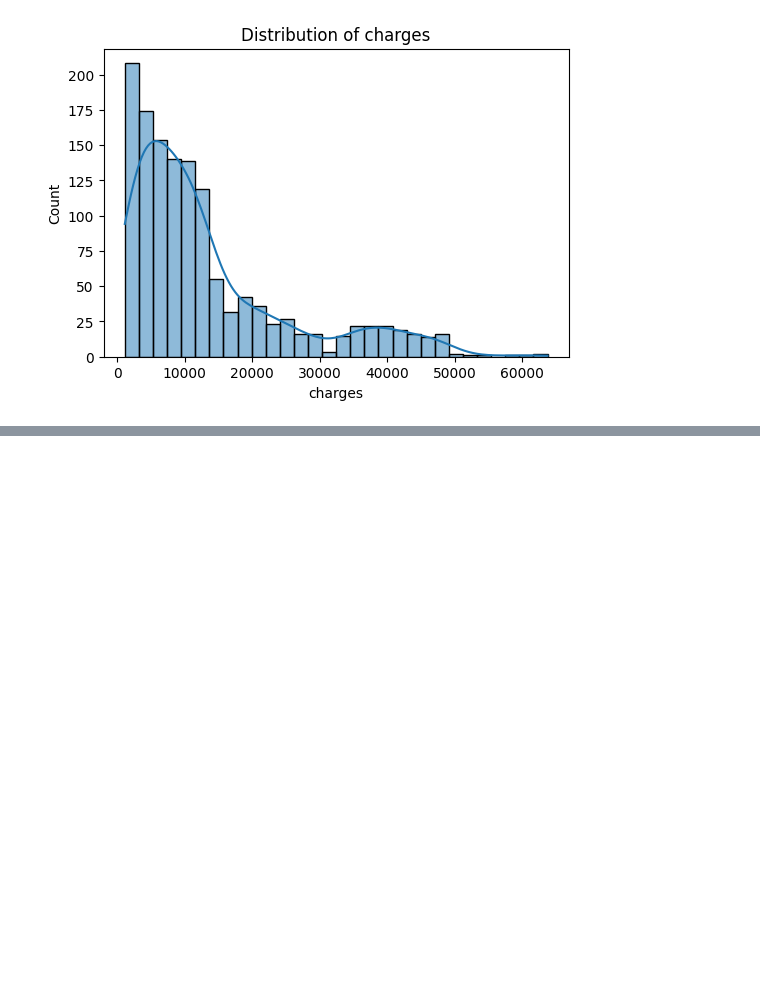
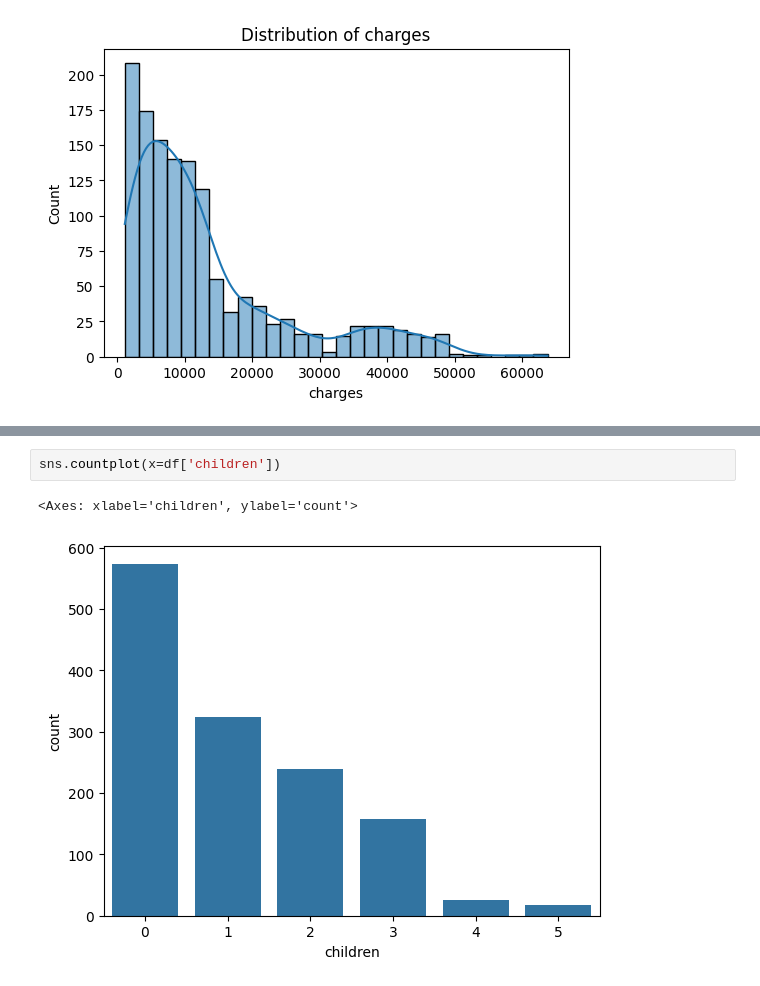
Before and after one commit to thearyal/Machine-Learning-Insurance, a Jupyter notebook: insurance.ipynb, the cells around one changed output, grey strips where cells are left out. Cells and saved outputs as stored; diff of their text form; blank space fills up the shorter version.

```diff
--- a/insurance.ipynb
+++ b/insurance.ipynb
@@ -105,0 +120,5 @@ for col in numeric_column:
+# %%
+sns.countplot(x=df['children'])
+# %% [output]
+<Axes: xlabel='children', ylabel='count'>
+[figure, added]
```
Also changed, not shown: parts of 20 cells of this notebook.
